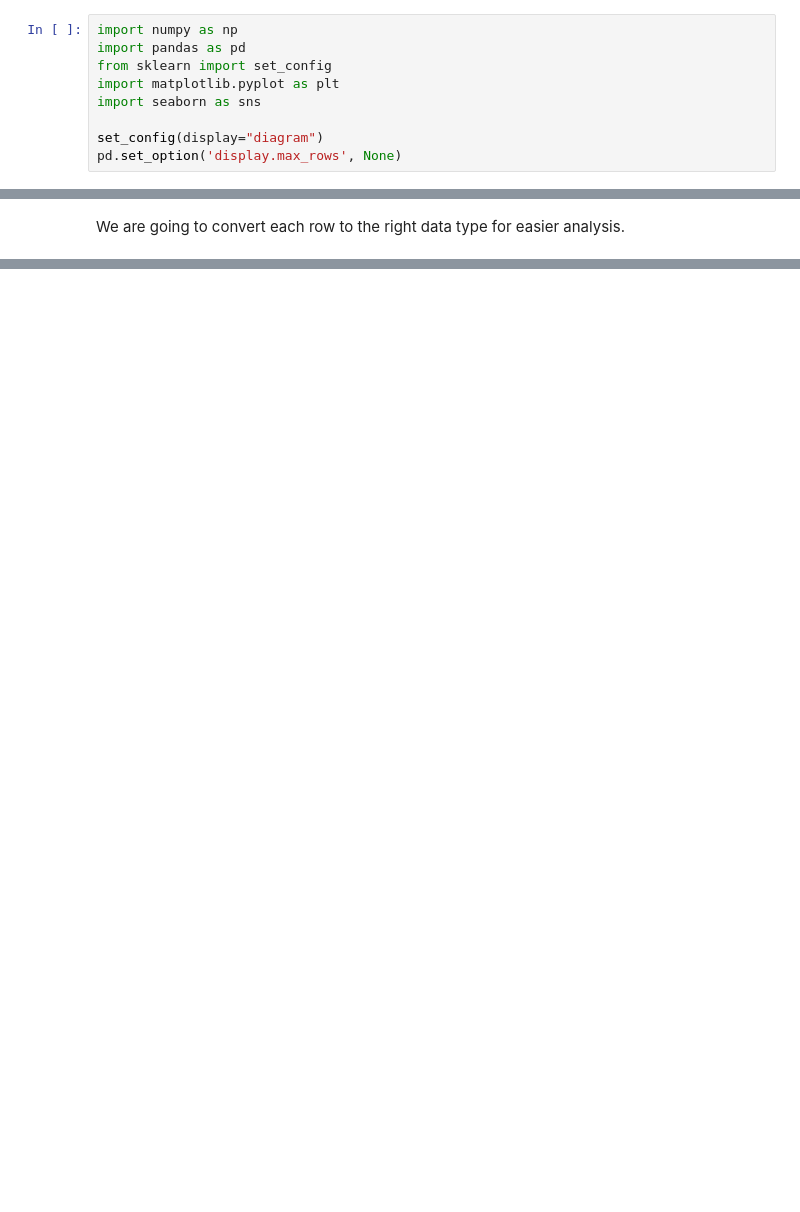
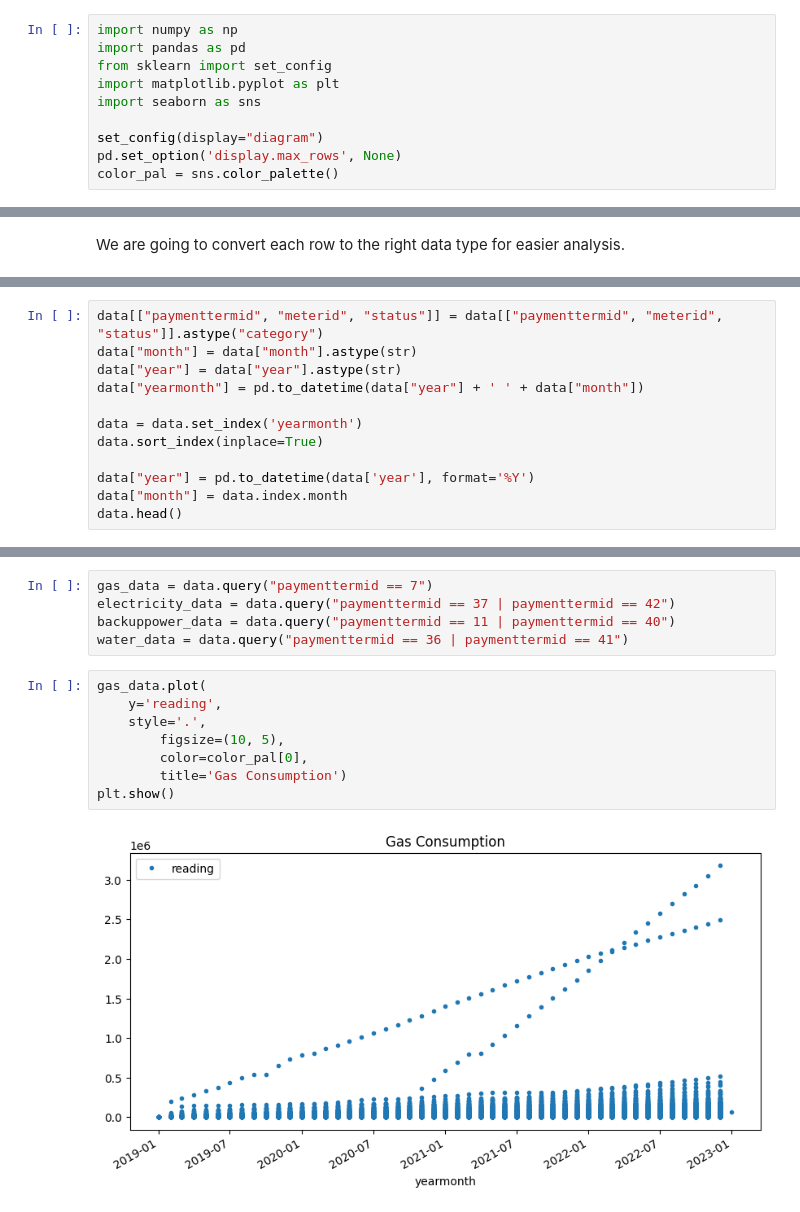
Before and after one commit to Sean-Miningah/UtilitiesAnalytics, a Jupyter notebook: Analysis and Modelling.ipynb, the cells around one changed output, grey strips where cells are left out. Drawn from its saved outputs; the diff is of its cells as text; blank space fills up the shorter version.

```diff
--- a/Analysis and Modelling.ipynb
+++ b/Analysis and Modelling.ipynb
@@ -9,5 +9,6 @@ import seaborn as sns
 
 set_config(display="diagram")
 pd.set_option('display.max_rows', None)
+color_pal = sns.color_palette()
 # %%
 data = pd.read_excel("datasets/em_housemeterreadings.xlsx")
@@ -188,0 +162,12 @@ for i in data.columns:
+# %%
+data[["paymenttermid", "meterid", "status"]] = data[["paymenttermid", "meterid", "status"]].astype("category")
+data["month"] = data["month"].astype(str)
+data["year"] = data["year"].astype(str)
+data["yearmonth"] = pd.to_datetime(data["year"] + ' ' + data["month"])
+
+data = data.set_index('yearmonth')
+data.sort_index(inplace=True)
+
+data["year"] = pd.to_datetime(data['year'], format='%Y')
+data["month"] = data.index.month
+data.head()
@@ -188,0 +213,15 @@ for i in data.columns:
+# %%
+gas_data = data.query("paymenttermid == 7")
+electricity_data = data.query("paymenttermid == 37 | paymenttermid == 42")
+backuppower_data = data.query("paymenttermid == 11 | paymenttermid == 40")
+water_data = data.query("paymenttermid == 36 | paymenttermid == 41")
+# %%
+gas_data.plot(
+    y='reading',
+    style='.',
+        figsize=(10, 5),
+        color=color_pal[0],
+        title='Gas Consumption')
+plt.show()
+# %% [output]
+[figure, added]
```
Also changed, not shown: parts of 21 cells of this notebook.
